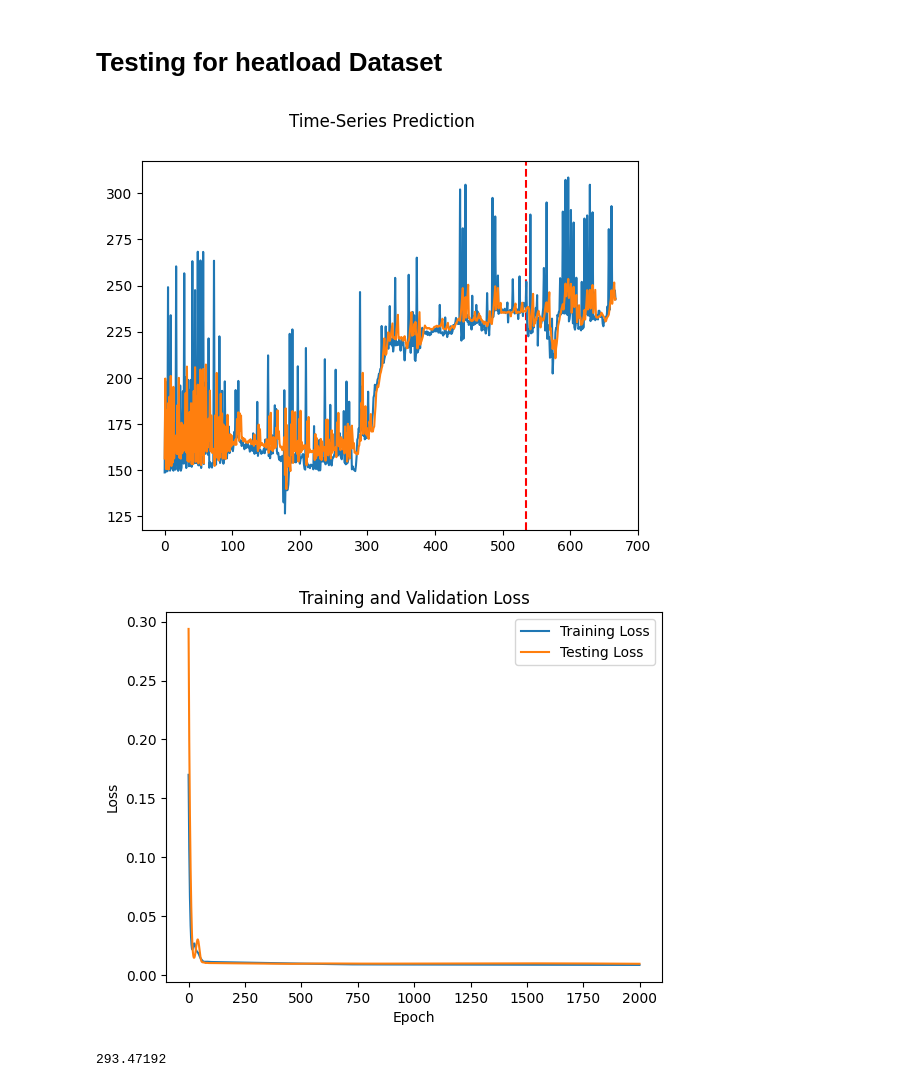
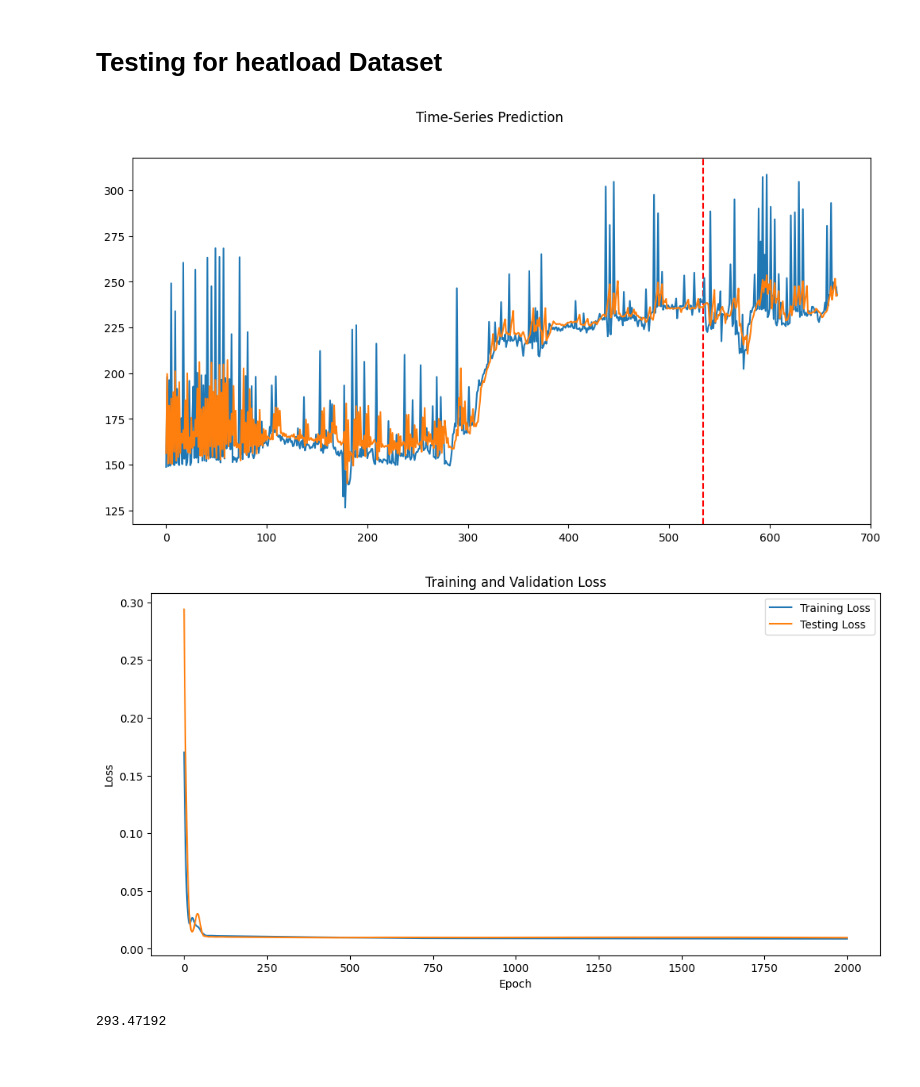
Before and after one commit to fishball0112/roy, a Jupyter notebook: (Final)Time_Series_Prediction_with_LSTM_Using_PyTorch.ipynb, the cells around one changed output. Drawn from its saved outputs; the diff is of its cells as text; code cells hidden in the pictures; blank space fills up the shorter version.

```diff
--- a/(Final)Time_Series_Prediction_with_LSTM_Using_PyTorch.ipynb
+++ b/(Final)Time_Series_Prediction_with_LSTM_Using_PyTorch.ipynb
@@ -228,24 +228,26 @@ Epoch: 1900, loss: 0.00869
 # %% [markdown]
 #  Testing for heatload Dataset
 # %%
+plt.figure(figsize=(12, 6))
 lstm.eval()
 train_predict = lstm(dataX)
 
 data_predict = train_predict.data.numpy()
 dataY_plot = dataY.data.numpy()
 
 data_predict = sc.inverse_transform(data_predict)
 dataY_plot = sc.inverse_transform(dataY_plot)
 
 plt.axvline(x=train_size, c='r', linestyle='--')
 
 plt.plot(dataY_plot)
 plt.plot(data_predict)
 plt.suptitle('Time-Series Prediction')
 plt.show()
 # %% [output]
-[figure, old version]
+[figure, new version]
 # %%
+plt.figure(figsize=(12, 6))
 plt.title('Training and Validation Loss')
 plt.plot(train_loss_record, label='Training Loss')
 plt.plot(test_loss_record, label='Testing Loss')
@@ -254,7 +256,7 @@ plt.ylabel('Loss')
 plt.legend()
 plt.show()
 # %% [output]
-[figure, old version]
+[figure, new version]
 # %%
 mse=mean_squared_error(dataY_plot,data_predict)
 print(mse)
```
Also changed, not shown: parts of 1 cell of this notebook.
